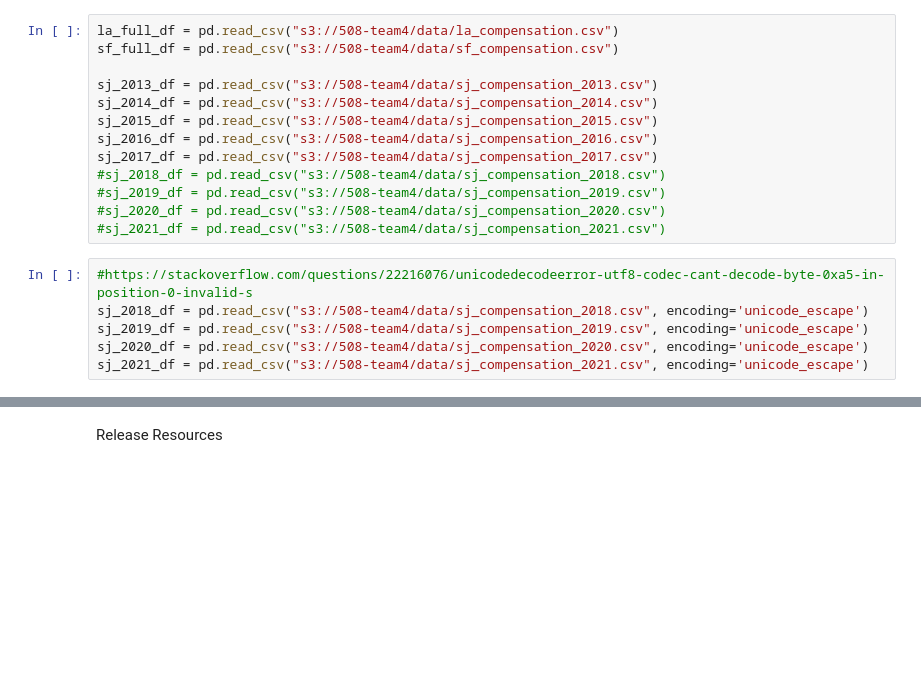
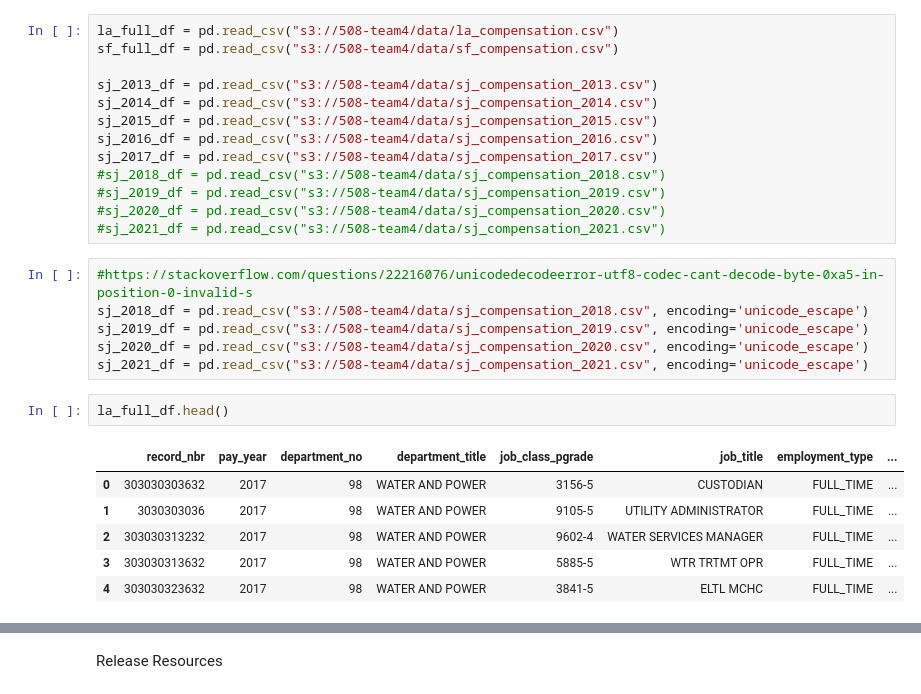
Before and after one commit to unpham/ads-508-project, a Jupyter notebook: notebook1.ipynb, the cells around one changed output, grey strips where cells are left out. Cells and saved outputs as stored; diff of their text form; blank space fills up the shorter version.

```diff
--- a/notebook1.ipynb
+++ b/notebook1.ipynb
@@ -58,3 +43,12 @@ sj_2018_df = pd.read_csv("s3://508-team4/data/sj_compensation_2018.csv", encodin
 sj_2019_df = pd.read_csv("s3://508-team4/data/sj_compensation_2019.csv", encoding='unicode_escape')
 sj_2020_df = pd.read_csv("s3://508-team4/data/sj_compensation_2020.csv", encoding='unicode_escape')
 sj_2021_df = pd.read_csv("s3://508-team4/data/sj_compensation_2021.csv", encoding='unicode_escape')
+# %%
+la_full_df.head()
+# %% [output]
+|  | record_nbr | pay_year | department_no | department_title | job_class_pgrade | job_title | employment_type | ... |
+| 0 | 303030303632 | 2017 | 98 | WATER AND POWER | 3156-5 | CUSTODIAN | FULL_TIME | ... |
+| 1 | 3030303036 | 2017 | 98 | WATER AND POWER | 9105-5 | UTILITY ADMINISTRATOR | FULL_TIME | ... |
+| 2 | 303030313232 | 2017 | 98 | WATER AND POWER | 9602-4 | WATER SERVICES MANAGER | FULL_TIME | ... |
+| 3 | 303030313632 | 2017 | 98 | WATER AND POWER | 5885-5 | WTR TRTMT OPR | FULL_TIME | ... |
+| 4 | 303030323632 | 2017 | 98 | WATER AND POWER | 3841-5 | ELTL MCHC | FULL_TIME | ... |
```
Also changed, not shown: parts of 5 cells of this notebook.
